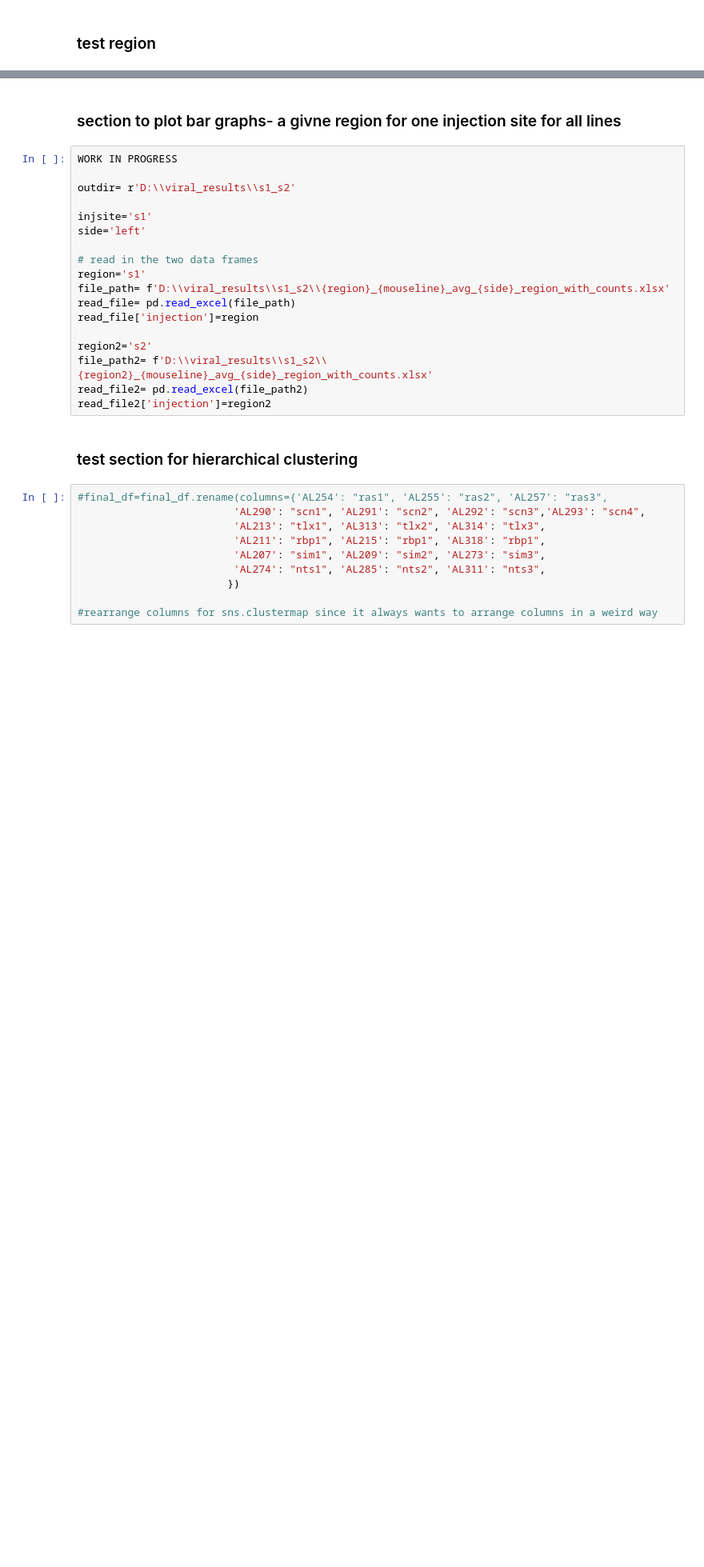
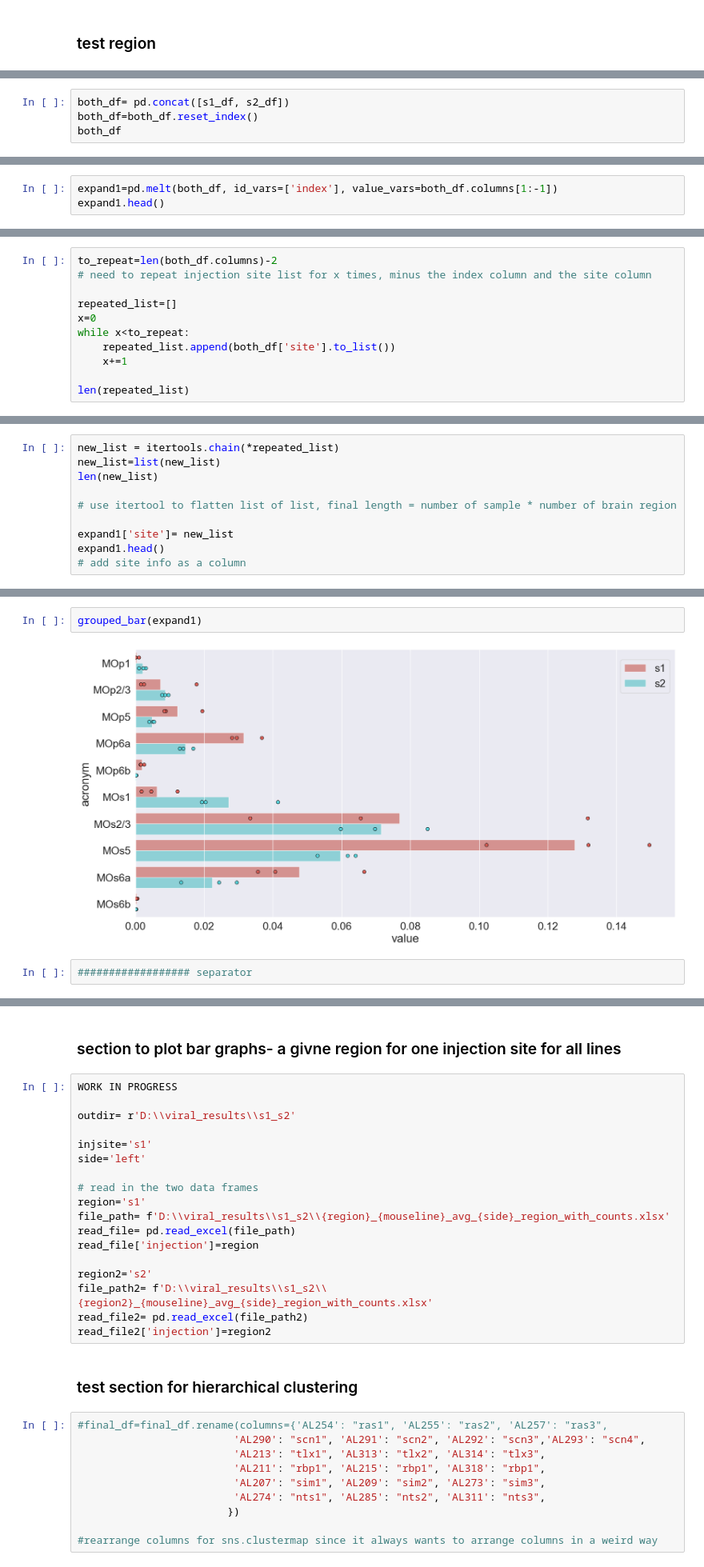
Before and after one commit to YANQI-LIU/Image_Registration, a Jupyter notebook: plotting_sns.ipynb, the cells around one changed output, grey strips where cells are left out. Shown at 80% size. Cells and saved outputs as stored; diff of their text form; blank space fills up the shorter version.

Commit message:
Added grouped bar plot+ stripplot for s1 vs s2

```diff
--- a/plotting_sns.ipynb
+++ b/plotting_sns.ipynb
@@ -818,0 +813,4 @@ plt.show()
+# %%
+both_df= pd.concat([s1_df, s2_df])
+both_df=both_df.reset_index()
+both_df
@@ -818,0 +825,3 @@ plt.show()
+# %%
+expand1=pd.melt(both_df, id_vars=['index'], value_vars=both_df.columns[1:-1])
+expand1.head()
@@ -818,0 +835,11 @@ plt.show()
+# %%
+to_repeat=len(both_df.columns)-2
+# need to repeat injection site list for x times, minus the index column and the site column
+
+repeated_list=[]
+x=0
+while x<to_repeat:
+    repeated_list.append(both_df['site'].to_list())
+    x+=1
+
+len(repeated_list)
@@ -818,0 +848,10 @@ plt.show()
+# %%
+new_list = itertools.chain(*repeated_list)
+new_list=list(new_list)
+len(new_list)
+
+# use itertool to flatten list of list, final length = number of sample * number of brain region
+
+expand1['site']= new_list
+expand1.head()
+# add site info as a column
@@ -818,0 +865,6 @@ plt.show()
+# %%
+grouped_bar(expand1)
+# %% [output]
+[figure, added]
+# %%
+################## separator
```
Also changed, not shown: parts of 42 cells of this notebook.
